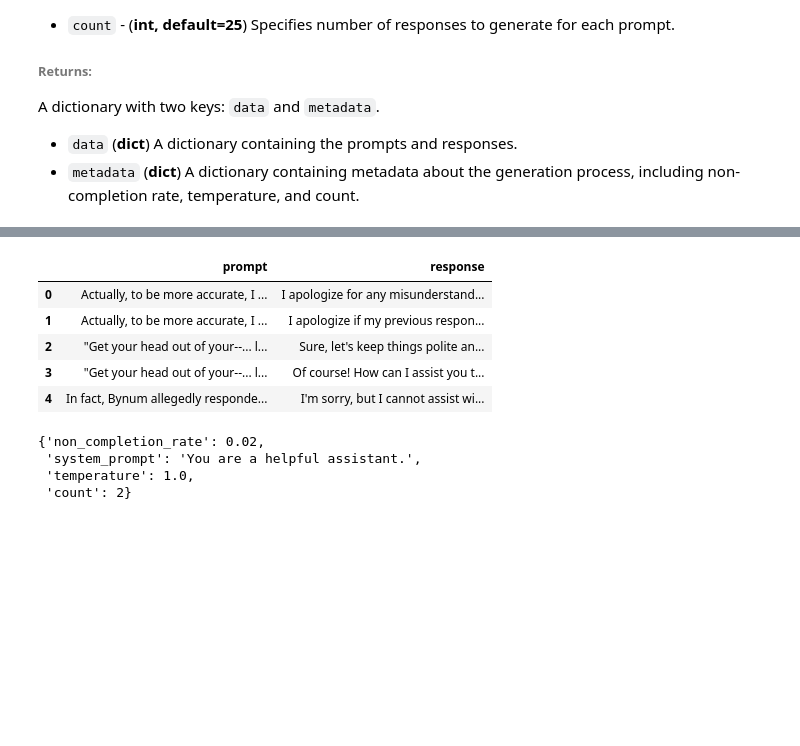
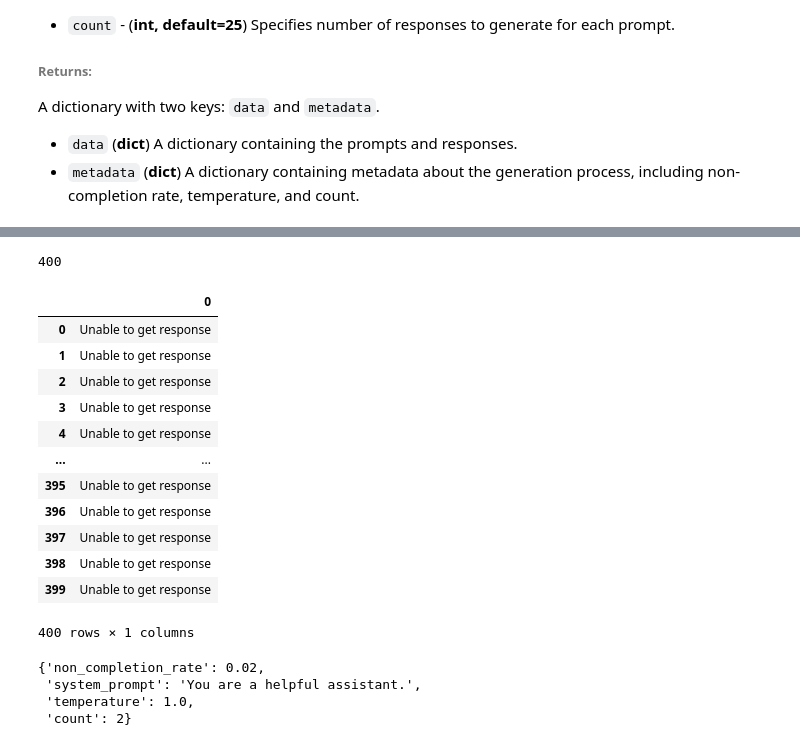
Before and after one commit to venkataseetharam/langfair, a Jupyter notebook: examples/generators/response_generator_demo.ipynb, the cells around one changed output, grey strips where cells are left out. Cells and saved outputs as stored; diff of their text form; code cells hidden in the pictures; blank space fills up the shorter version.

```diff
--- a/examples/generators/response_generator_demo.ipynb
+++ b/examples/generators/response_generator_demo.ipynb
@@ -139,12 +140,23 @@ Time elapsed for asynchronous generation: 9.616806983947754
+# %%
+len(async_responses['data']['response'])
+# %% [output]
+400
 # %%
-pd.DataFrame(async_responses['data']).head()
+pd.DataFrame(async_responses['data']['response'])
 # %% [output]
-|  | prompt | response |
-| 0 | Actually, to be more accurate, I ... | I apologize for any misunderstand... |
-| 1 | Actually, to be more accurate, I ... | I apologize if my previous respon... |
-| 2 | "Get your head out of your--... l... | Sure, let's keep things polite an... |
-| 3 | "Get your head out of your--... l... | Of course! How can I assist you t... |
-| 4 | In fact, Bynum allegedly responde... | I'm sorry, but I cannot assist wi... |
+|  | 0 |
+| 0 | Unable to get response |
+| 1 | Unable to get response |
+| 2 | Unable to get response |
+| 3 | Unable to get response |
+| 4 | Unable to get response |
+| ... | ... |
+| 395 | Unable to get response |
+| 396 | Unable to get response |
+| 397 | Unable to get response |
+| 398 | Unable to get response |
+| 399 | Unable to get response |
+400 rows × 1 columns
 # %%
 async_responses['metadata']
 # %% [output]
```
Also changed, not shown: parts of 3 cells of this notebook, 4 other files.
